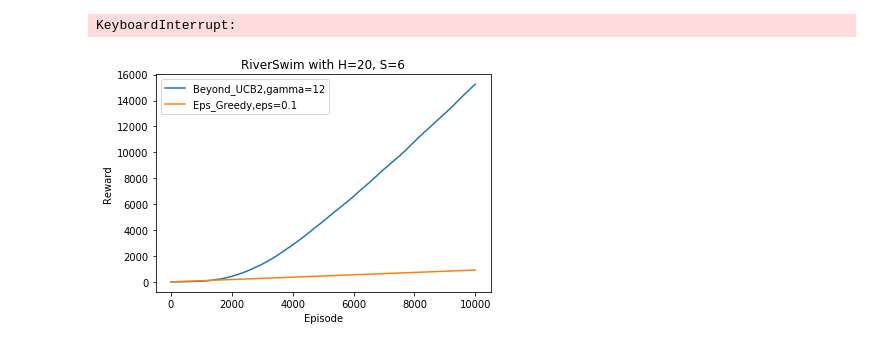
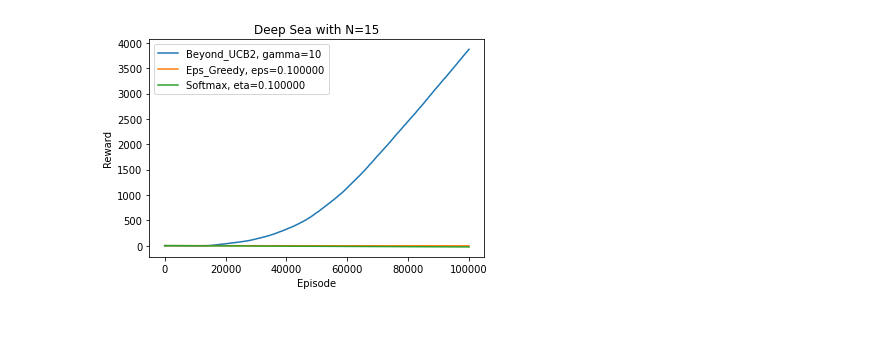
Before and after one commit to aa14k/Exploration-in-RL, a Jupyter notebook: Exploration_Project_RL1/Beyond_UCB.ipynb, the cells around one changed output. Saved outputs shown, nothing was run; the diff lists cells and outputs as text; code cells hidden in the pictures.

Commit message:
added deep sea

```diff
--- a/Exploration_Project_RL1/Beyond_UCB.ipynb
+++ b/Exploration_Project_RL1/Beyond_UCB.ipynb
@@ -235,7 +315,7 @@ class Eps_Q(object):
         self.N[h,s,a] += 1
         alpha = (self.env.epLen+1)/(self.env.epLen + self.N[h,s,a])
         self.Q[h,s,a] = (1-alpha)*self.Q[h,s,a] + alpha * (r + self.V[h+1,s_])
-        self.V[h,s] = (1-self.eps)*max(self.Q[h,s,:]) + self.eps*min(self.Q[h,s,:])
+        self.V[h,s] = (1-self.eps)*max(self.Q[h,s,:]) + self.eps*min(self.Q[h,s,:]) # NOTE: WHY?
 
     def run(self):
         R = 0
@@ -244,7 +324,7 @@ class Eps_Q(object):
             self.env.reset()
             done = 0
             while not done:
-                s = self.env.state
+                s = env.get_state()
                 h = self.env.timestep
                 a = self.act(s,h)
                 r,s_,done = self.env.advance(a)
@@ -338,28 +538,41 @@ class Beyond_Q(object):
 # %%
-K = 2000
+K = 100000
 runs = 10
 delta = 1/K
-env = make_riverSwim(epLen = 20,nState = 6)
+eta = 0.1
+epsilon = 0.1
+n =  15
+env = Deep_Sea(num_steps = n)
 #gamma = np.sqrt(K*env.epLen*env.nAction/(env.nAction*env.nState*env.epLen*np.log(2/delta)))
-gamma = np.sqrt(K*env.epLen*env.nAction/(env.nAction*env.nState*env.epLen*np.log(2/delta)))
-r1 = np.zeros((runs,K))
+gamma = 10
+r1 = np.zeros((runs,K)) # Beyond_Q
+
 for r in tqdm(range(runs)):
     agent1 = Beyond_Q(env,K,gamma)
     r1[r,:] = agent1.run()
-
-R1 = np.mean(r1,axis=0)
-agent2 = Eps_Q(env,K,0.1)
-R2 = agent2.run()
-# %% [output]
-KeyboardInterrupt:
+# %%
+r2 = np.zeros((runs,K)) # E-Greedy
+for r in tqdm(range(runs)):
+    agent2 = Eps_Q(env,K,epsilon)
+    r2[r,:] = agent2.run()
+# %%
+r3 = np.zeros((runs,K)) # Softmax
+for r in tqdm(range(runs)):
+    agent3 = Softmax_Q(env,K,eta)
+    r3[r,:] = agent3.run()
+
+R1 = np.mean(r1,axis=0)
+R2 = np.mean(r2,axis=0)
+R3 = np.mean(r3,axis=0)
 # %%
-plt.plot(R1,label='Beyond_UCB2,gamma='+str(int(gamma)))
-plt.plot(R2,label='Eps_Greedy,eps=0.1')
+plt.plot(R1,label='Beyond_UCB2, gamma='+str(int(gamma)))
+plt.plot(R2,label='Eps_Greedy, eps=%f' % epsilon)
+plt.plot(R3,label='Softmax, eta=%f'% eta)
 plt.legend()
 plt.xlabel("Episode")
 plt.ylabel("Reward")
-plt.title("RiverSwim with H=20, S=6")
+plt.title("Deep Sea with N=%d" %  n)
 plt.savefig("beyonducb_"+str(int(gamma))+".pdf")
 plt.show()
 # %% [output]
-[figure, old version]
+[figure, new version]
```
Also changed, not shown: parts of 11 cells of this notebook, 3 other files.
